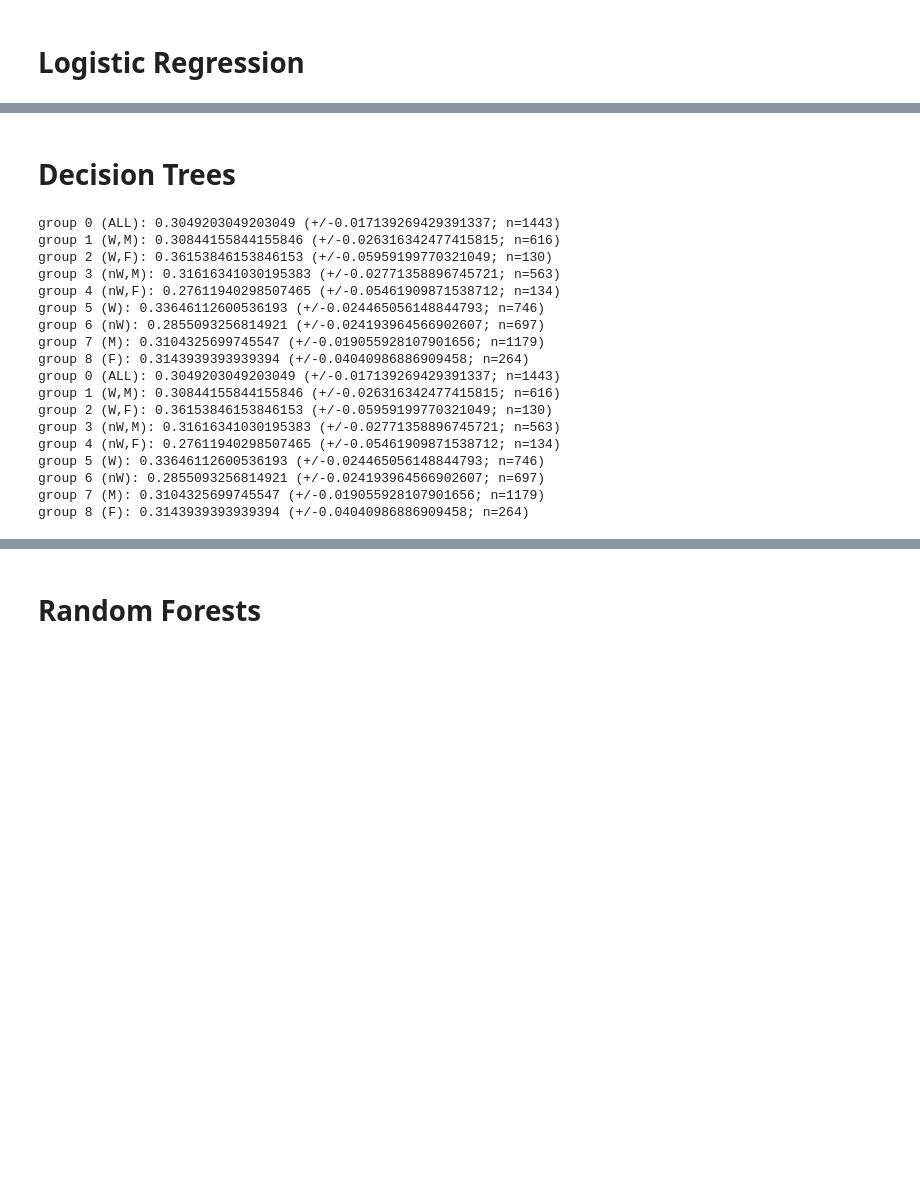
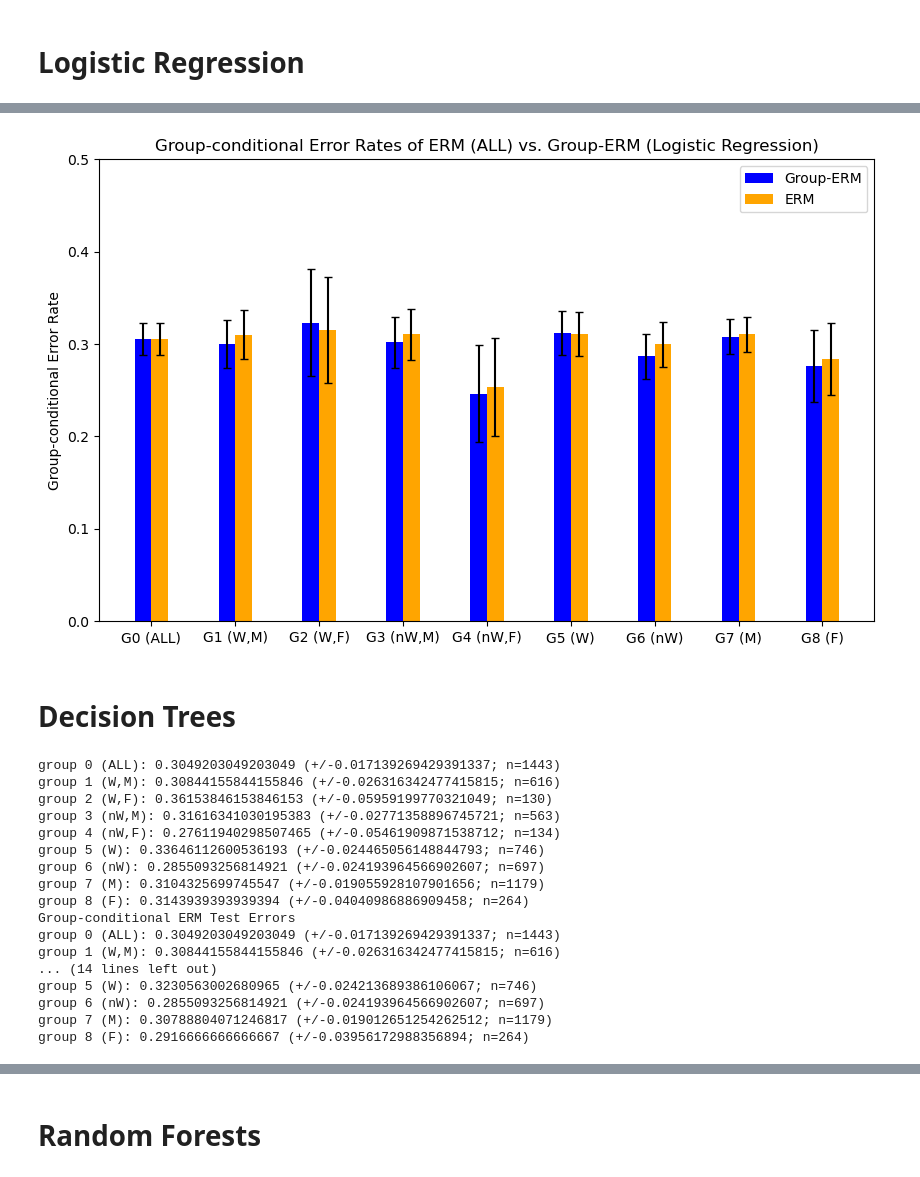
Before and after one commit to samuel-deng/tree_robust, a Jupyter notebook: experiments_compas_agreement.ipynb, the cells around one changed output, grey strips where cells are left out. Saved outputs shown, nothing was run; the diff lists cells and outputs as text; code cells hidden in the pictures; blank space fills up the shorter version.

Commit message:
compas agreement refactor

```diff
--- a/experiments_compas_agreement.ipynb
+++ b/experiments_compas_agreement.ipynb
@@ -154,6 +154,28 @@ P(Y=1 | group 8) = 0.3939393939393939
 # Utilities for fitting and evaluating models
 def std_err(test_err, n_g):
     return np.sqrt(2. * test_err * (1.0 - test_err) / n_g)
+
+def group_test_errs(yhats, y_test, group_test, num_groups, num_group_test, group_names):
+    # Get test errors for each group
+    test_err = {}
+    std_errs = {}
+    print("Group-conditional ERM Test Errors")
+    for g in range(num_groups):
+        test_err[g] = np.mean(y_test[group_test[g]] != yhats[g][group_test[g]])
+        std_errs[g] = std_err(test_err[g], num_group_test[g])
+        print('group {0} ({4}): {1} (+/-{2}; n={3})'.format(g, test_err[g], std_errs[g], num_group_test[g], group_names[g]))
+
+    print()
+
+    erm_test_err = {}
+    erm_std_errs = {}
+    print("Overall ERM Test Errors")
+    for g in range(num_groups):
+        erm_test_err[g] = np.mean(y_test[group_test[g]] != yhats[0][group_test[g]])
+        erm_std_errs[g] = std_err(erm_test_err[g], num_group_test[g])
+        print('group {0} ({4}): {1} (+/-{2}; n={3})'.format(g, erm_test_err[g], erm_std_errs[g], num_group_test[g], group_names[g]))
+
+    return test_err, std_errs, erm_test_err, erm_std_errs
 
 def prepend(models, X_train, group_train, X_test, group_test, y_train, y_test,
             transformer, num_groups, epsilon=0, verbose=False):
@@ -295,14 +361,7 @@ else:
         pickle.dump(dec_list, handle, protocol=pickle.HIGHEST_PROTOCOL)
 
 # Get test errors for each group
-lr_test_err = {}
-for g in range(num_groups):
-    lr_test_err[g] = np.mean(y_test[group_test[g]] != yhats[g][group_test[g]])
-    print('group {0} ({4}): {1} (+/-{2}; n={3})'.format(g, lr_test_err[g], std_err(lr_test_err[g], num_group_test[g]), num_group_test[g], group_names[g]))
-
-lr_erm_test_err = {}
-for g in range(num_groups):
-    lr_erm_test_err[g] = np.mean(y_test[group_test[g]] != yhats[0][group_test[g]])
+lr_test_err, lr_std_err, lr_erm_test_err, lr_erm_std_err = group_test_errs(yhats, y_test, group_test, num_groups, num_group_test, group_names)
 # %% [output]
 group 0 (ALL): 0.30561330561330563 (+/-0.017150178978937294; n=1443)
 group 1 (W,M): 0.3003246753246753 (+/-0.02611971469657606; n=616)
@@ -422,3 +408,9 @@ plt.show()
+# %%
+fig, ax = plt.subplots()
+fig.set_size_inches(10, 6)
+plot_compas_errors(ax, lr_test_err, lr_std_err, lr_erm_test_err, lr_erm_std_err, model_class="Logistic Regression")
+# %% [output]
+[figure, added]
 # %% [markdown]
 # Decision Trees
 # %%
@@ -455,14 +447,8 @@ else:
     with open(preds_path, 'wb') as handle:
         pickle.dump(yhats, handle, protocol=pickle.HIGHEST_PROTOCOL)
 
-dt_test_err = {}
-for g in range(num_groups):
-    dt_test_err[g] = np.mean(y_test[group_test[g]] != yhats[g][group_test[g]])
-    print('group {0} ({4}): {1} (+/-{2}; n={3})'.format(g, dt_test_err[g], std_err(dt_test_err[g], num_group_test[g]), num_group_test[g], group_names[g]))
-
-dt_erm_test_err = {}
-for g in range(num_groups):
-    dt_erm_test_err[g] = np.mean(y_test[group_test[g]] != yhats[0][group_test[g]])
+# Get test errors for each group
+dt_test_err, dt_std_err, dt_erm_test_err, dt_erm_std_err = group_test_errs(yhats, y_test, group_test, num_groups, num_group_test, group_names)
 # %% [output]
 group 0 (ALL): 0.3049203049203049 (+/-0.017139269429391337; n=1443)
 group 1 (W,M): 0.30844155844155846 (+/-0.026316342477415815; n=616)
@@ -473,13 +459,12 @@ group 5 (W): 0.33646112600536193 (+/-0.024465056148844793; n=746)
 group 6 (nW): 0.2855093256814921 (+/-0.024193964566902607; n=697)
 group 7 (M): 0.3104325699745547 (+/-0.019055928107901656; n=1179)
 group 8 (F): 0.3143939393939394 (+/-0.04040986886909458; n=264)
+Group-conditional ERM Test Errors
 group 0 (ALL): 0.3049203049203049 (+/-0.017139269429391337; n=1443)
 group 1 (W,M): 0.30844155844155846 (+/-0.026316342477415815; n=616)
-group 2 (W,F): 0.36153846153846153 (+/-0.05959199770321049; n=130)
-group 3 (nW,M): 0.31616341030195383 (+/-0.02771358896745721; n=563)
-group 4 (nW,F): 0.27611940298507465 (+/-0.05461909871538712; n=134)
-group 5 (W): 0.33646112600536193 (+/-0.024465056148844793; n=746)
+... (14 lines left out)
+group 5 (W): 0.3230563002680965 (+/-0.024213689386106067; n=746)
 group 6 (nW): 0.2855093256814921 (+/-0.024193964566902607; n=697)
-group 7 (M): 0.3104325699745547 (+/-0.019055928107901656; n=1179)
-group 8 (F): 0.3143939393939394 (+/-0.04040986886909458; n=264)
+group 7 (M): 0.30788804071246817 (+/-0.019012651254262512; n=1179)
+group 8 (F): 0.2916666666666667 (+/-0.03956172988356894; n=264)
 # %%
```
Also changed, not shown: parts of 39 cells of this notebook, 1 other file.
